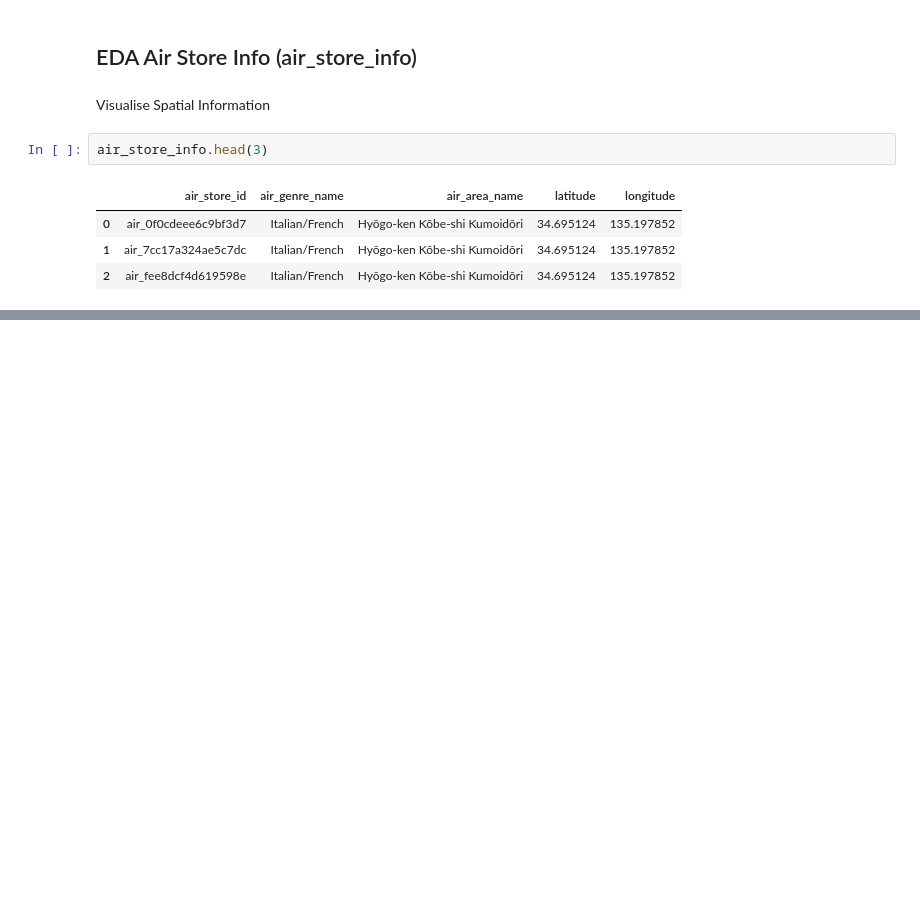
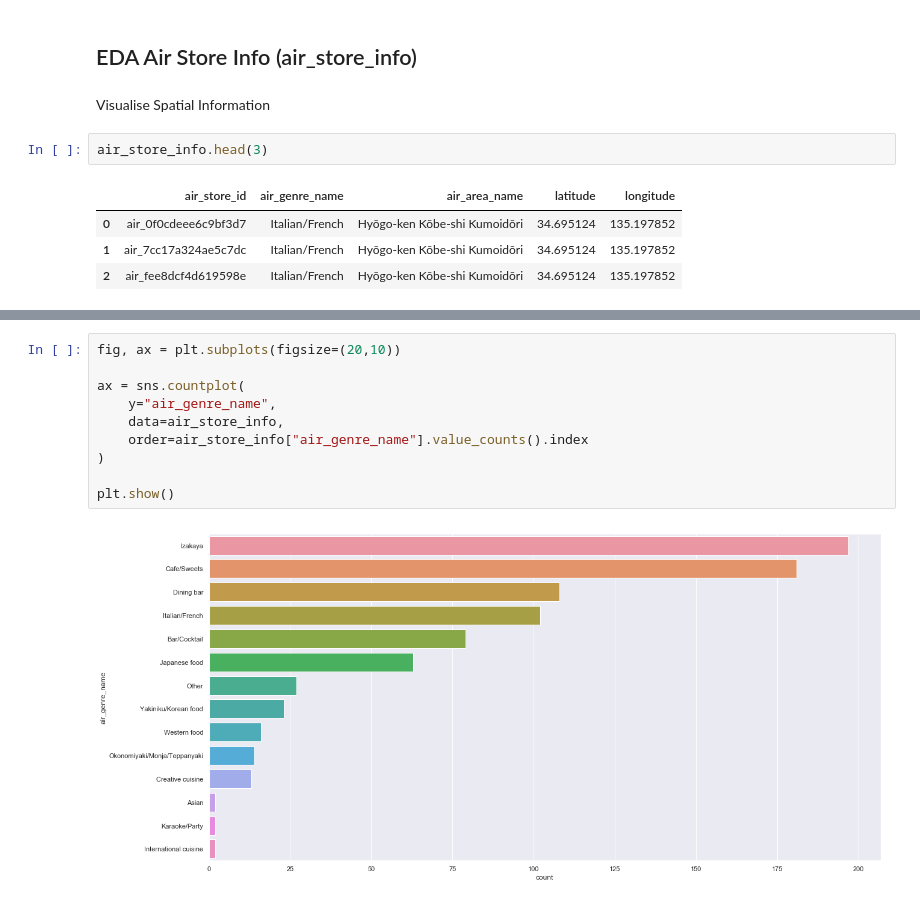
Before and after one commit to Datalytyx-Data-Science/Recruit_Restaurant_Visitor_Forecasting, a Jupyter notebook: Will.ipynb, the cells around one changed output, grey strips where cells are left out. Saved outputs shown, nothing was run; the diff lists cells and outputs as text; blank space fills up the shorter version.

Commit message:
Update Will.ipynb
Completed EDA Air Store Info

```diff
--- a/Will.ipynb
+++ b/Will.ipynb
@@ -649,0 +658,12 @@ ImportError: DLL load failed: The specified module could not be found.
+# %%
+fig, ax = plt.subplots(figsize=(20,10))
+
+ax = sns.countplot(
+    y="air_genre_name",
+    data=air_store_info,
+    order=air_store_info["air_genre_name"].value_counts().index
+)
+
+plt.show()
+# %% [output]
+[figure, added]
```
Also changed, not shown: parts of 7 cells of this notebook.
